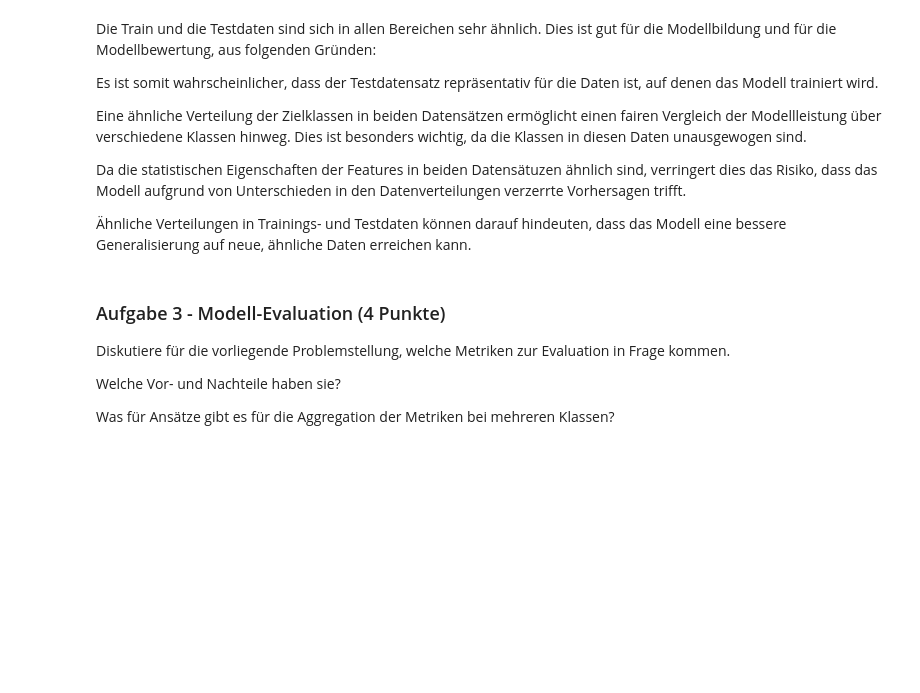
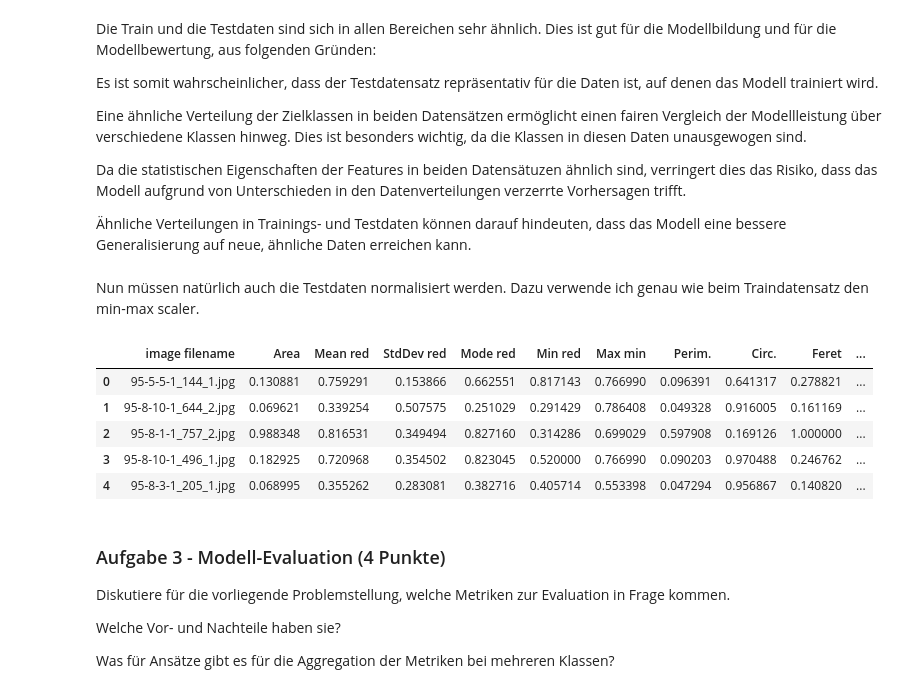
Before and after one commit to Luuzemp14/mc2_gml, a Jupyter notebook: gml_minichallenge_2-checkpoint.ipynb, the cells around one changed output. Saved outputs shown, nothing was run; the diff lists cells and outputs as text; code cells hidden in the pictures; blank space fills up the shorter version.

```diff
--- a/gml_minichallenge_2-checkpoint.ipynb
+++ b/gml_minichallenge_2-checkpoint.ipynb
@@ -428,6 +431,28 @@ Eine ähnliche Verteilung der Zielklassen in beiden Datensätzen ermöglicht ein
 Da die statistischen Eigenschaften der Features in beiden Datensätuzen ähnlich sind, verringert dies das Risiko, dass das Modell aufgrund von Unterschieden in den Datenverteilungen verzerrte Vorhersagen trifft.
 
 Ähnliche Verteilungen in Trainings- und Testdaten können darauf hindeuten, dass das Modell eine bessere Generalisierung auf neue, ähnliche Daten erreichen kann.
+# %% [markdown]
+Nun müssen natürlich auch die Testdaten normalisiert werden. Dazu verwende ich genau wie beim Traindatensatz den min-max scaler.
+# %%
+# Identifizierung der numerischen Spalten (ausschließen der nicht-numerischen Spalten)
+test_numerical_columns = test_data.select_dtypes(include=['float64', 'int64']).columns
+
+# Initialisierung des Min-Max-Scalers
+scaler = MinMaxScaler()
+
+# Anwenden der Normalisierung auf die numerischen Daten
+test_data_normalized = test_data.copy()
+test_data_normalized[test_numerical_columns] = scaler.fit_transform(test_data[test_numerical_columns])
+
+# Anzeigen der ersten paar Zeilen der normalisierten Daten
+test_data_normalized.head()
+# %% [output]
+|  | image filename | Area | Mean red | StdDev red | Mode red | Min red | Max min | Perim. | Circ. | Feret | ... |
+| 0 | 95-5-5-1_144_1.jpg | 0.130881 | 0.759291 | 0.153866 | 0.662551 | 0.817143 | 0.766990 | 0.096391 | 0.641317 | 0.278821 | ... |
+| 1 | 95-8-10-1_644_2.jpg | 0.069621 | 0.339254 | 0.507575 | 0.251029 | 0.291429 | 0.786408 | 0.049328 | 0.916005 | 0.161169 | ... |
+| 2 | 95-8-1-1_757_2.jpg | 0.988348 | 0.816531 | 0.349494 | 0.827160 | 0.314286 | 0.699029 | 0.597908 | 0.169126 | 1.000000 | ... |
+| 3 | 95-8-10-1_496_1.jpg | 0.182925 | 0.720968 | 0.354502 | 0.823045 | 0.520000 | 0.766990 | 0.090203 | 0.970488 | 0.246762 | ... |
+| 4 | 95-8-3-1_205_1.jpg | 0.068995 | 0.355262 | 0.283081 | 0.382716 | 0.405714 | 0.553398 | 0.047294 | 0.956867 | 0.140820 | ... |
 # %% [markdown]
 ### Aufgabe 3 - Modell-Evaluation (4 Punkte)
 
```
Also changed, not shown: parts of 6 cells of this notebook.
